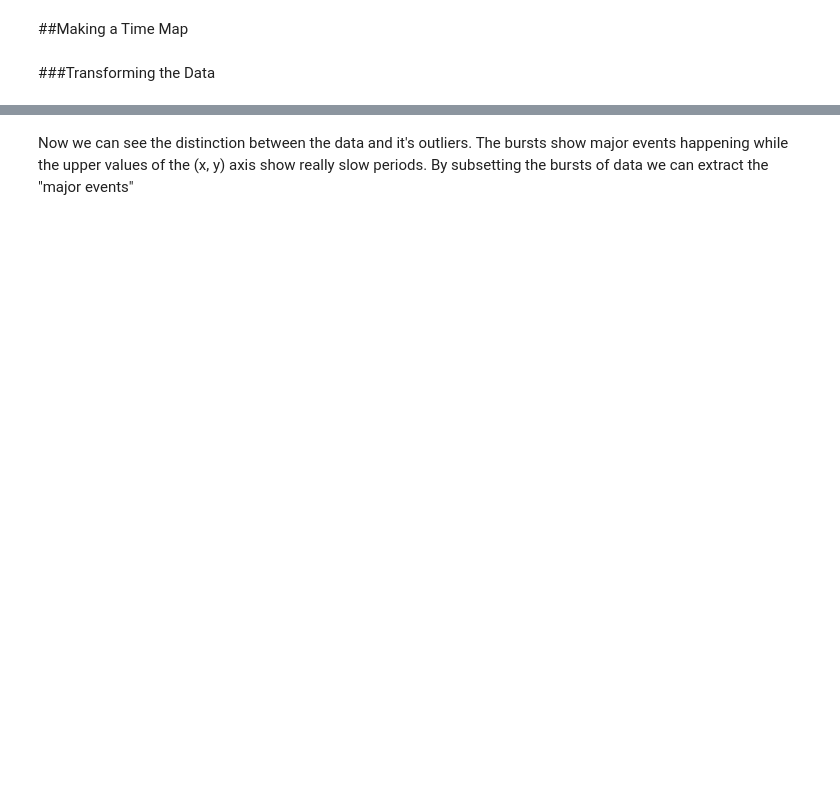
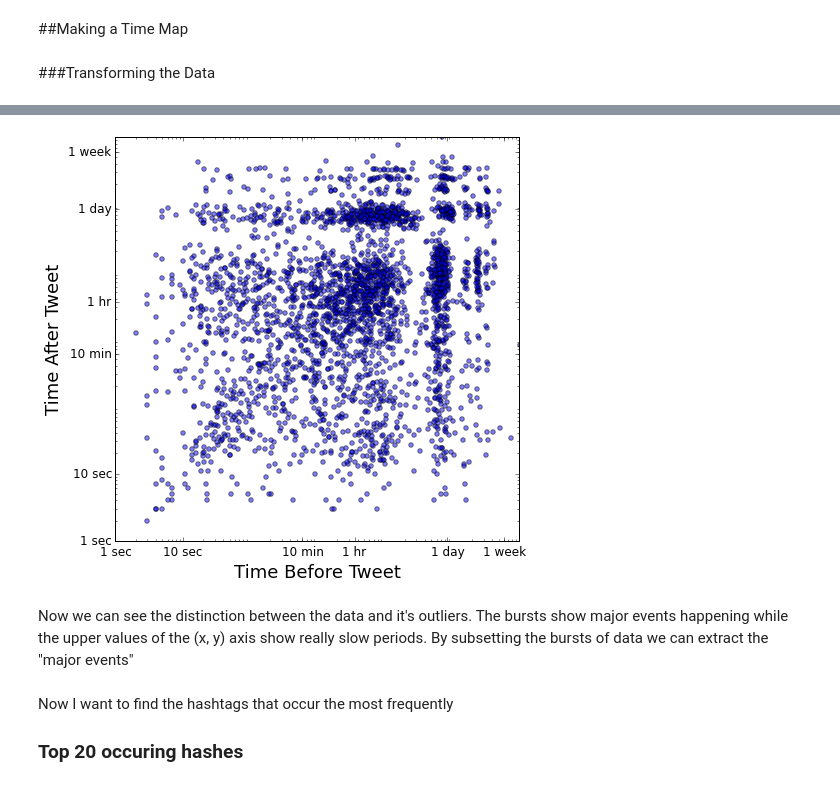
Before and after one commit to tomc4yt/Tutorials, a Jupyter notebook: Time Maps.ipynb, the cells around one changed output, grey strips where cells are left out. Cells and saved outputs as stored; diff of their text form; code cells hidden in the pictures; blank space fills up the shorter version.

```diff
--- a/Time Maps.ipynb
+++ b/Time Maps.ipynb
@@ -194,7 +143,11 @@ The graphs shows the time from the previous event to an event as well and the ti
 # %%
 def find_intervals(data):
     data = data.sort("time", ascending = 1)
-    data.time_before = data.time - data.time.shift(1)
-    data.time_after = data.time.shift(-1) - data.time
 
-tweet_data = find_intervals(tweet_data)
+    # Seconds Before and After
+    data['time_before'] = abs(data.time - data.time.shift(1)) / np.timedelta64(1, 's')
+    data['time_after'] = abs(data.time.shift(-1) - data.time) / np.timedelta64(1, 's')
+    data = data[1:data.shape[0] - 2]
+    return(data)
+tweets_map = find_intervals(tweets)
+tweets_map.head()
@@ -204,2 +161,41 @@ plt.show
+# %%
+def time_map(tweets):
+    plt.close()
+    fig, ax = plt.subplots()
+    plt.scatter(y = tweets['time_after'], x = tweets['time_before'], alpha = .5)
+    plt.rcParams['figure.figsize'] = 7, 7
+    plt.rcParams['figure.dpi'] = 50
+
+    ticks = np.array([1,10,600,3600,1*24*3600, 7*24*3600])         # where the tick marks will be placed, in units of seconds. An additional value will be appended to the end for the max
+    labels = ['1 sec','10 sec','10 min','1 hr','1 day','1 week']  # tick labels
+
+    ax.set_yscale('log') # logarithmic axes
+    ax.set_xscale('log')
+
+    plt.xticks(ticks, labels,fontsize=12)
+    plt.yticks(ticks, labels,fontsize=12)
+
+    plt.xlabel('Time Before Tweet',fontsize=18)
+    plt.ylabel('Time After Tweet' ,fontsize=18)
+
+    min_val = np.min(tweets['time_before'])
+    max_val = np.max(tweets['time_before'])
+
+    plt.xlim((1, 1000000))
+    plt.ylim((1, 1000000))
+
+    ax.set_aspect('equal')
+
+    plt.tight_layout()
+
+    plt.show()
+
+time_map(tweets_map)
+# %% [output]
+[figure, added]
 # %% [markdown]
 Now we can see the distinction between the data and it's outliers. The bursts show major events happening while the upper values of the (x, y) axis show really slow periods. By subsetting the bursts of data we can extract the "major events"
+# %% [markdown]
+Now I want to find the hashtags that occur the most frequently
+
+### Top 20 occuring hashes
```
Also changed, not shown: parts of 22 cells of this notebook, 1 other file.
